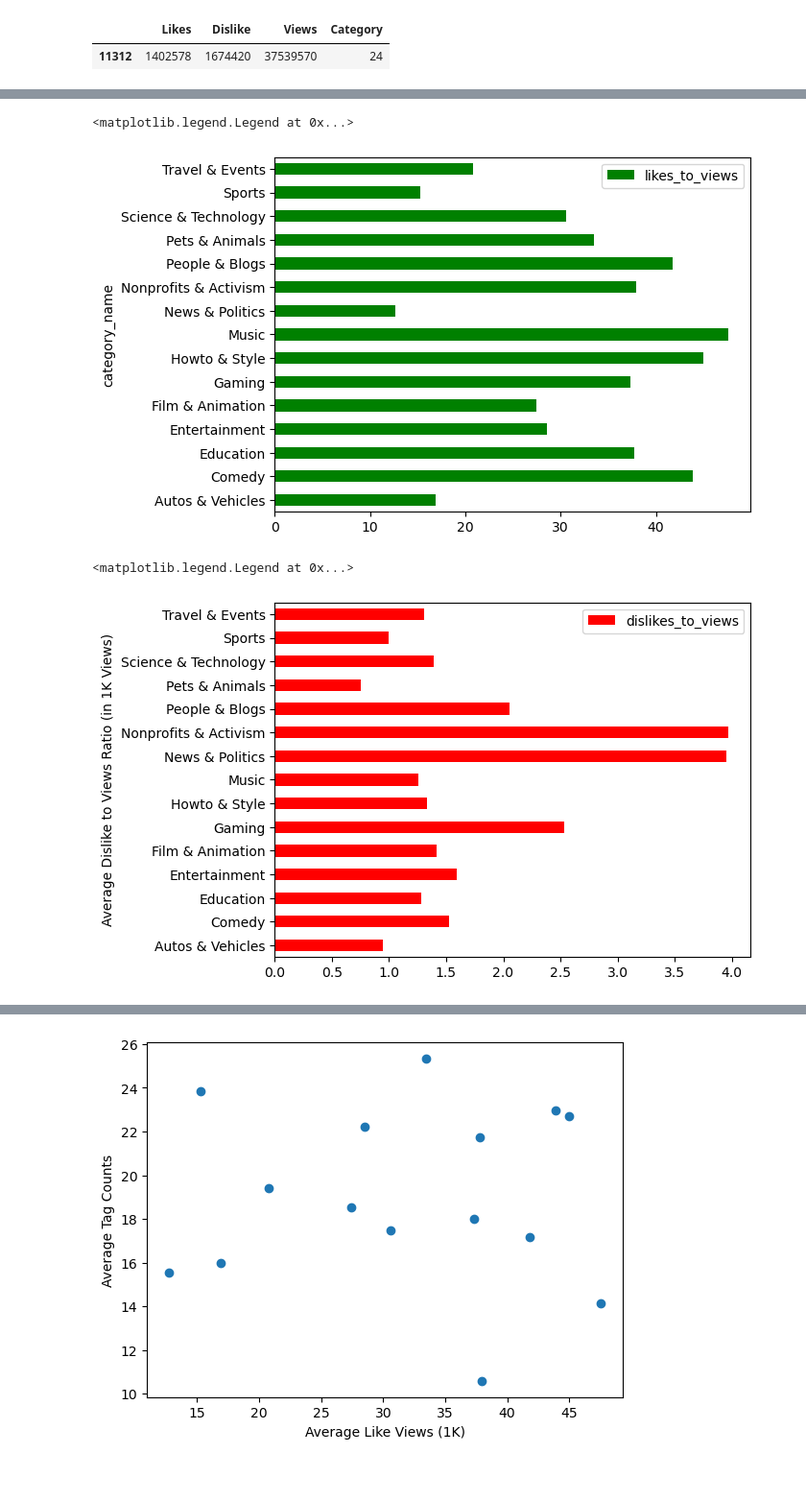
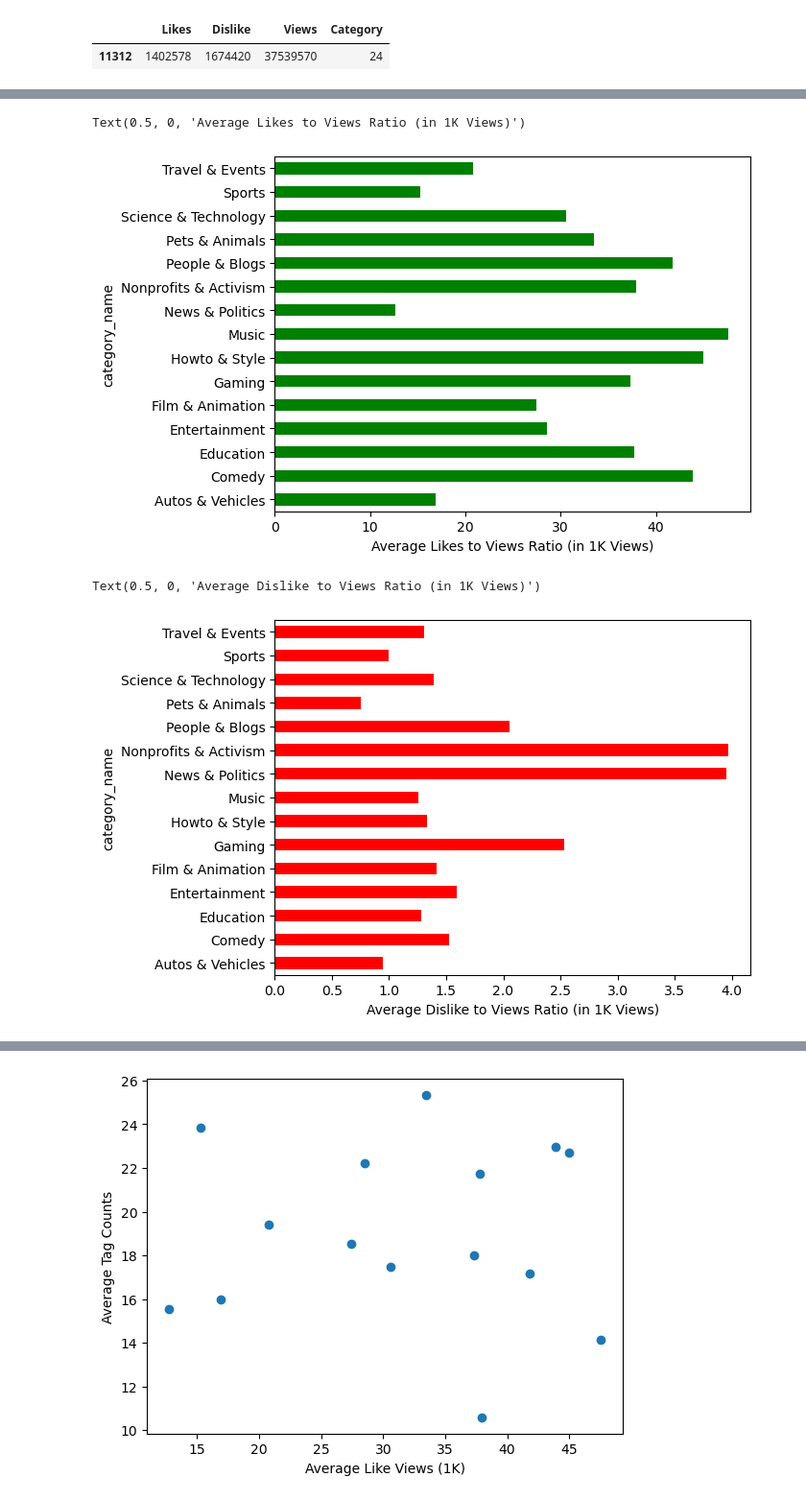
Before and after one commit to kimco2/project_1_misison_youtube, a Jupyter notebook: us_data_like.ipynb, the cells around one changed output, grey strips where cells are left out. Shown at 96% size. Drawn from its saved outputs; the diff is of its cells as text; code cells hidden in the pictures; blank space fills up the shorter version.

```diff
--- a/us_data_like.ipynb
+++ b/us_data_like.ipynb
@@ -261,17 +261,18 @@ us_like_df_categorical
 | Travel & Events | 19.0 | 8.546196e+05 | 12030.462687 | 846.833333 | 2267.440299 | 0.000000 | 0.000000 | ... |
 # %%
 us_like_df_categorical.likes_to_views.plot.barh(rot=0, color='green')
-plt.legend()
+plt.xlabel('Average Likes to Views Ratio (in 1K Views)')
+#plt.legend()
 # %% [output]
-<matplotlib.legend.Legend at 0x...>
+Text(0.5, 0, 'Average Likes to Views Ratio (in 1K Views)')
-[figure, old version]
+[figure, new version]
 # %%
 #us_like_df_categorical.likes_to_views.plot.barh(rot=0)
 us_like_df_categorical.dislikes_to_views.plot.barh(rot=0, color='red')
-plt.ylabel('Average Dislike to Views Ratio (in 1K Views)')
-plt.legend()
+plt.xlabel('Average Dislike to Views Ratio (in 1K Views)')
+#plt.legend()
 # %% [output]
-<matplotlib.legend.Legend at 0x...>
+Text(0.5, 0, 'Average Dislike to Views Ratio (in 1K Views)')
-[figure, old version]
+[figure, new version]
 # %%
 us_like_df_categorical.comments_to_views.plot.barh(rot=0, color='blue')
```
Also changed, not shown: parts of 17 cells of this notebook.
